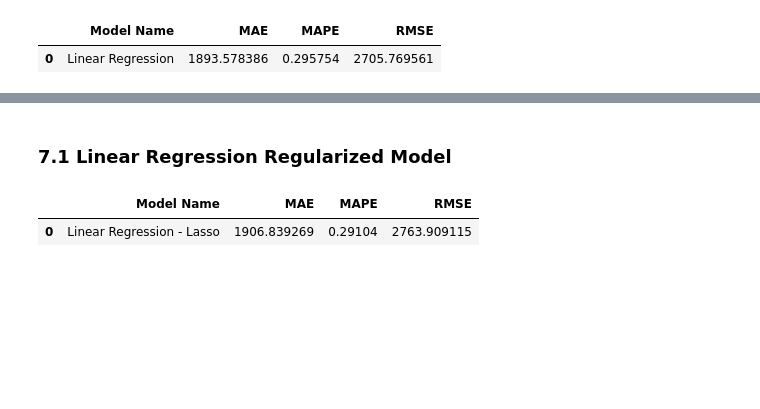
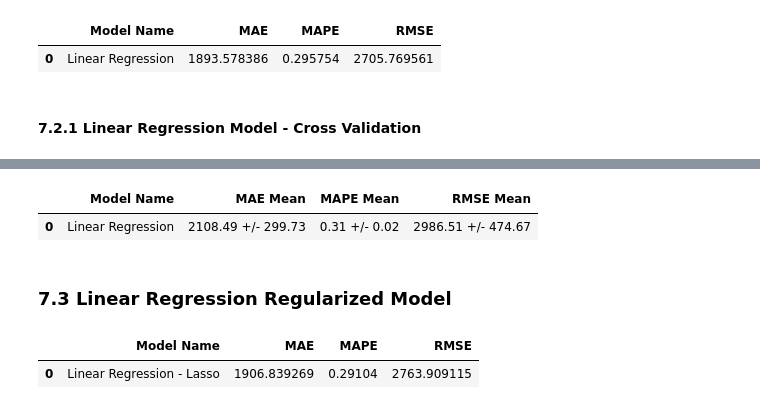
Before and after one commit to ericpetterson/DS_em_producao, a Jupyter notebook: m04_store_sales_prediction.ipynb, the cells around one changed output, grey strips where cells are left out. Saved outputs shown, nothing was run; the diff lists cells and outputs as text; code cells hidden in the pictures; blank space fills up the shorter version.

Commit message:
Performance with cross validation

```diff
--- a/m04_store_sales_prediction.ipynb
+++ b/m04_store_sales_prediction.ipynb
@@ -834,4 +834,5 @@ cols_selected_boruta = [
 feat_to_add = ['date', 'sales']
 
 # final features
+cols_final = cols_selected_boruta + feat_to_add
 #cols_selected_boruta.extend( feat_to_add)
@@ -859,8 +862,11 @@ cols_selected_boruta
 # %% [markdown]
 ## 7.0 Passo 07 - Machine Learning Modelling
-# %%
-x_train = x_train[cols_selected_boruta]
-x_test = x_test[cols_selected_boruta]
+# %%
+x_train1 = x_train[cols_selected_boruta]
+x_test1 = x_test[cols_selected_boruta]
+
+# Dataset for cross validation
+x_training = x_train[cols_final]
 # %% [markdown]
 ### 7.1 Average Model
 # %%
@@ -892,10 +898,10 @@ baseline_result
 ### 7.2 Linear Regression Model
 # %%
 # model
-lr = LinearRegression().fit(x_train, y_train)
+lr = LinearRegression().fit(x_train1, y_train)
 
 # prediction
-yhat_lr = lr.predict(x_test)
+yhat_lr = lr.predict(x_test1)
 
 # performance
 lr_result = ml_error( 'Linear Regression', np.expm1(y_test), np.expm1(yhat_lr))
@@ -903,3 +909,9 @@ lr_result
 # %% [output]
 |  | Model Name | MAE | MAPE | RMSE |
 | 0 | Linear Regression | 1893.578386 | 0.295754 | 2705.769561 |
+# %% [markdown]
+#### 7.2.1 Linear Regression Model - Cross Validation
+# %%
+lr_result_cv = cross_validation( x_training, 5, 'Linear Regression', lr, verbose= False)
+lr_result_cv
+# %% [output]
@@ -906,4 +928,6 @@ lr_result
+|  | Model Name | MAE Mean | MAPE Mean | RMSE Mean |
+| 0 | Linear Regression | 2108.49 +/- 299.73 | 0.31 +/- 0.02 | 2986.51 +/- 474.67 |
 # %% [markdown]
-### 7.1 Linear Regression Regularized Model
+### 7.3 Linear Regression Regularized Model
 # %%
 # model
```
Also changed, not shown: parts of 19 cells of this notebook.
